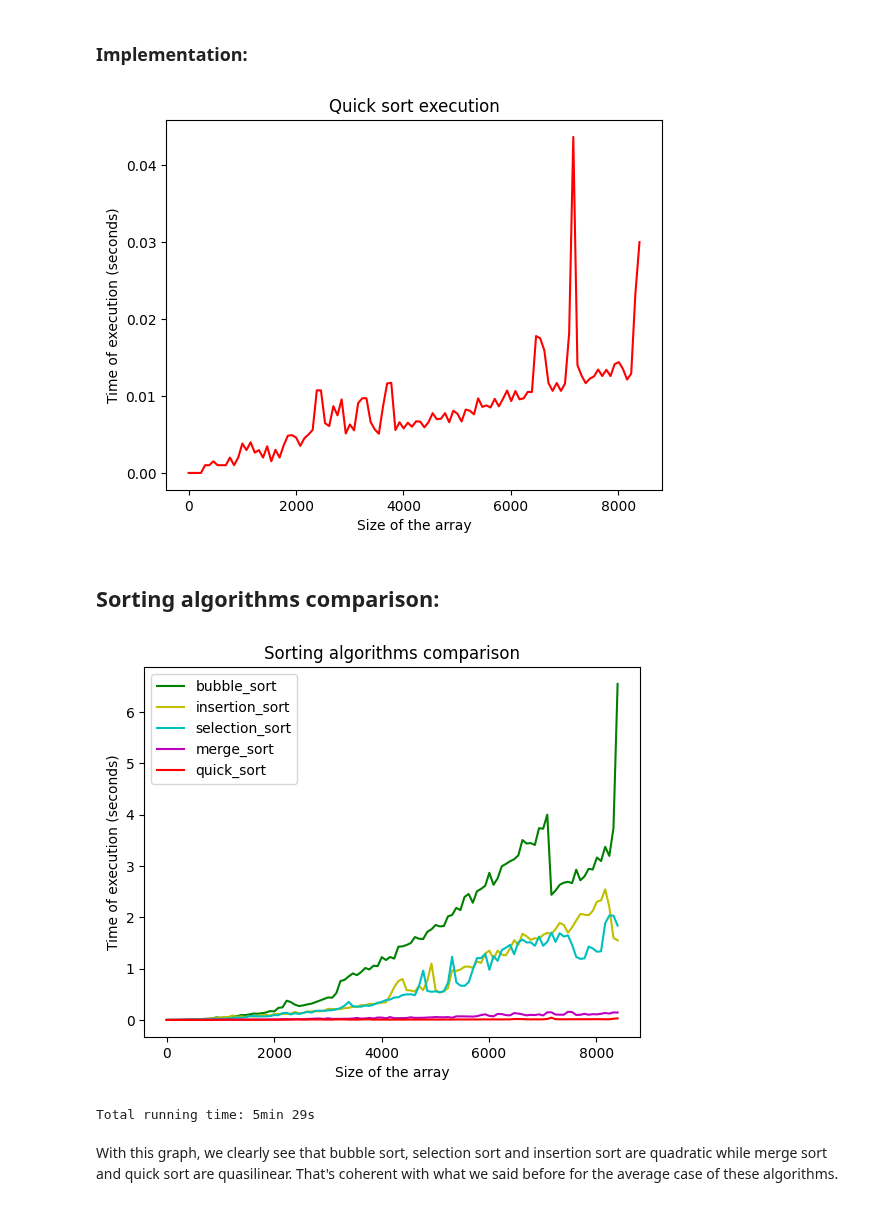
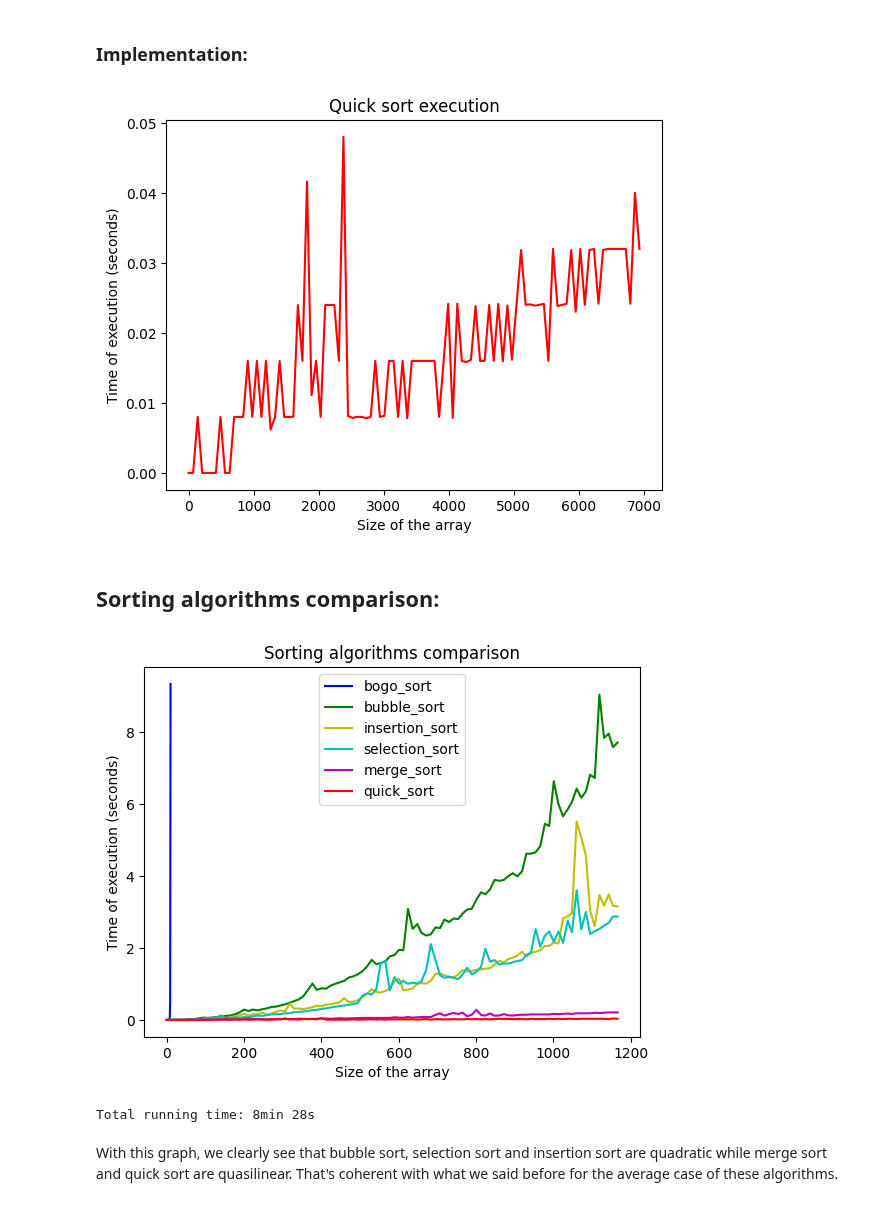
Before and after one commit to gilles-maurer/IT41_SortingAlgorithms, a Jupyter notebook: projet_IT41.ipynb, the cells around one changed output. Drawn from its saved outputs; the diff is of its cells as text; code cells hidden in the pictures.

Commit message:
add bogosort to graph

```diff
--- a/projet_IT41.ipynb
+++ b/projet_IT41.ipynb
@@ -51,6 +51,7 @@ x_size = []
 test_arr = [[] for _ in range(MAX_SIZE_TEST)]
 
 algo_dict = {
+    'bogo_sort': {'title': 'Bogo sort', 'color': 'b', 'y_time': []},
     'bubble_sort': {'title': 'Bubble sort', 'color': 'g', 'y_time': []},
     'insertion_sort': {'title': 'Insertion sort', 'color': 'y', 'y_time': []},
     'selection_sort': {'title': 'Selection sort', 'color': 'c', 'y_time': []},
@@ -127,0 +131,24 @@ def bogosort(arr):
+# %%
+
+sizes = [4, 5, 6, 7, 8, 9, 10]
+times = []
+
+for size in sizes:
+    arr = [random.randint(1, 100) for _ in range(size)]
+    start_time = time.time()
+    bogosort(arr)
+    times.append(time.time() - start_time)
+
+
+# we add the results to the dict
+global algo_dict, test_arr
+algo_info = algo_dict.get('bogo_sort', {'title': 'Unknown algorithm', 'color': 'k', 'y_time': []})
+algo_info['y_time'] = times
+algo_dict['bogo_sort'] = algo_info
+
+# we plot the results
+plt.plot(sizes, times, 'o-')
+plt.xlabel('Taille du tableau')
+plt.ylabel('Temps de compilation (s)')
+plt.title("Temps de compilation pour l'algorithme bogosort")
+plt.show()
@@ -328,25 +357,34 @@ def quick_sort(arr):
 
 plot_time(quick_sort)
 # %% [output]
-[figure, old version]
+[figure, new version]
 # %% [markdown]
 ## Sorting algorithms comparison:
 # %%
+x_sizes = {
+    'bogo_sort': [4, 5, 6, 7, 8, 9, 10],
+    'bubble_sort': [int(i * (MAX_SIZE_TEST/6) / (NUMBER_TEST-1)) for i in range(NUMBER_TEST)],
+    'insertion_sort': [int(i * (MAX_SIZE_TEST/6) / (NUMBER_TEST-1)) for i in range(NUMBER_TEST)],
+    'selection_sort': [int(i * (MAX_SIZE_TEST/6) / (NUMBER_TEST-1)) for i in range(NUMBER_TEST)],
+    'merge_sort': [int(i * (MAX_SIZE_TEST/6) / (NUMBER_TEST-1)) for i in range(NUMBER_TEST)],
+    'quick_sort': [int(i * (MAX_SIZE_TEST/6) / (NUMBER_TEST-1)) for i in range(NUMBER_TEST)],
+}
+
 for algorithm in algo_dict:
-    plt.plot(x_size, algo_dict[algorithm]['y_time'], algo_dict[algorithm]['color'], label=algorithm)
+    plt.plot(x_sizes[algorithm], algo_dict[algorithm]['y_time'], algo_dict[algorithm]['color'], label=algorithm)
 plt.title('Sorting algorithms comparison')
 plt.xlabel('Size of the array')
 plt.ylabel('Time of execution (seconds)')
 plt.legend()
 plt.show()
 
 running_time_stop = time.time()
 total_running_time = running_time_stop - running_time_start
 minutes, seconds = divmod(total_running_time, 60)
 print(f'Total running time: {f"{int(minutes)}min " if minutes > 0 else ""}{int(seconds)}s')
 # %% [output]
-[figure, old version]
+[figure, new version]
-Total running time: 5min 29s
+Total running time: 8min 28s
 # %% [markdown]
 With this graph, we clearly see that bubble sort, selection sort and insertion sort are quadratic while merge sort and quick sort are quasilinear. That's coherent with what we said before for the average case of these algorithms.
 # %% [markdown]
```
Also changed, not shown: parts of 6 cells of this notebook.
